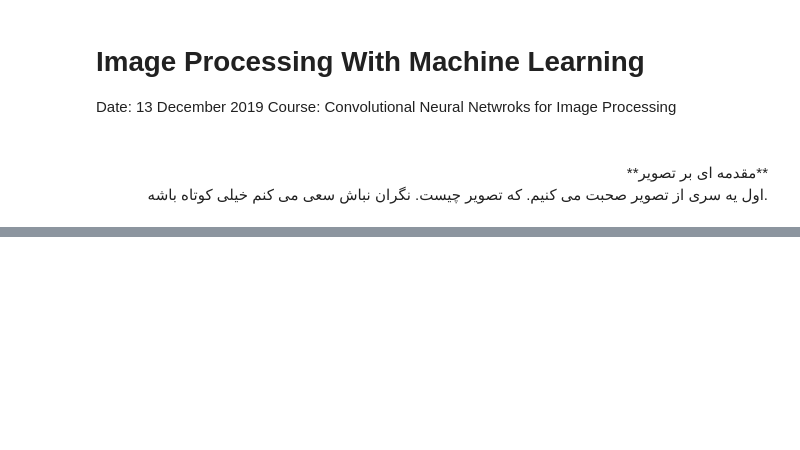
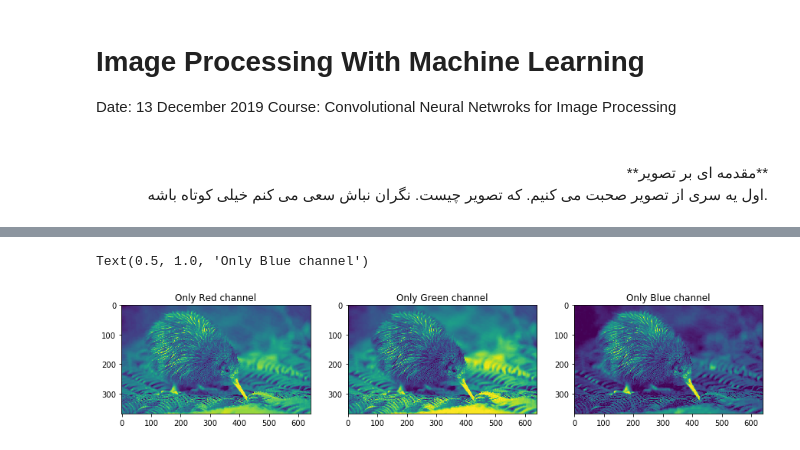
Before and after one commit to ShahrokhGit/DL_Practice, a Jupyter notebook: CNN_Chapter01.ipynb, the cells around one changed output, grey strips where cells are left out. Cells and saved outputs as stored; diff of their text form; code cells hidden in the pictures; blank space fills up the shorter version.

```diff
--- a/CNN_Chapter01.ipynb
+++ b/CNN_Chapter01.ipynb
@@ -60,0 +106,11 @@ plt.show()
+# %%
+mainFrame, ax = plt.subplots(nrows=1, ncols=3, figsize=(15,10))
+ax[0].imshow(kiwi[:,:,0])
+ax[0].set_title('Only Red channel')
+ax[1].imshow(kiwi[:,:,1])
+ax[1].set_title('Only Green channel')
+ax[2].imshow(kiwi[:,:,2])
+ax[2].set_title('Only Blue channel')
+# %% [output]
+Text(0.5, 1.0, 'Only Blue channel')
+[figure, added]
```
Also changed, not shown: parts of 53 cells of this notebook, 14 other files.
